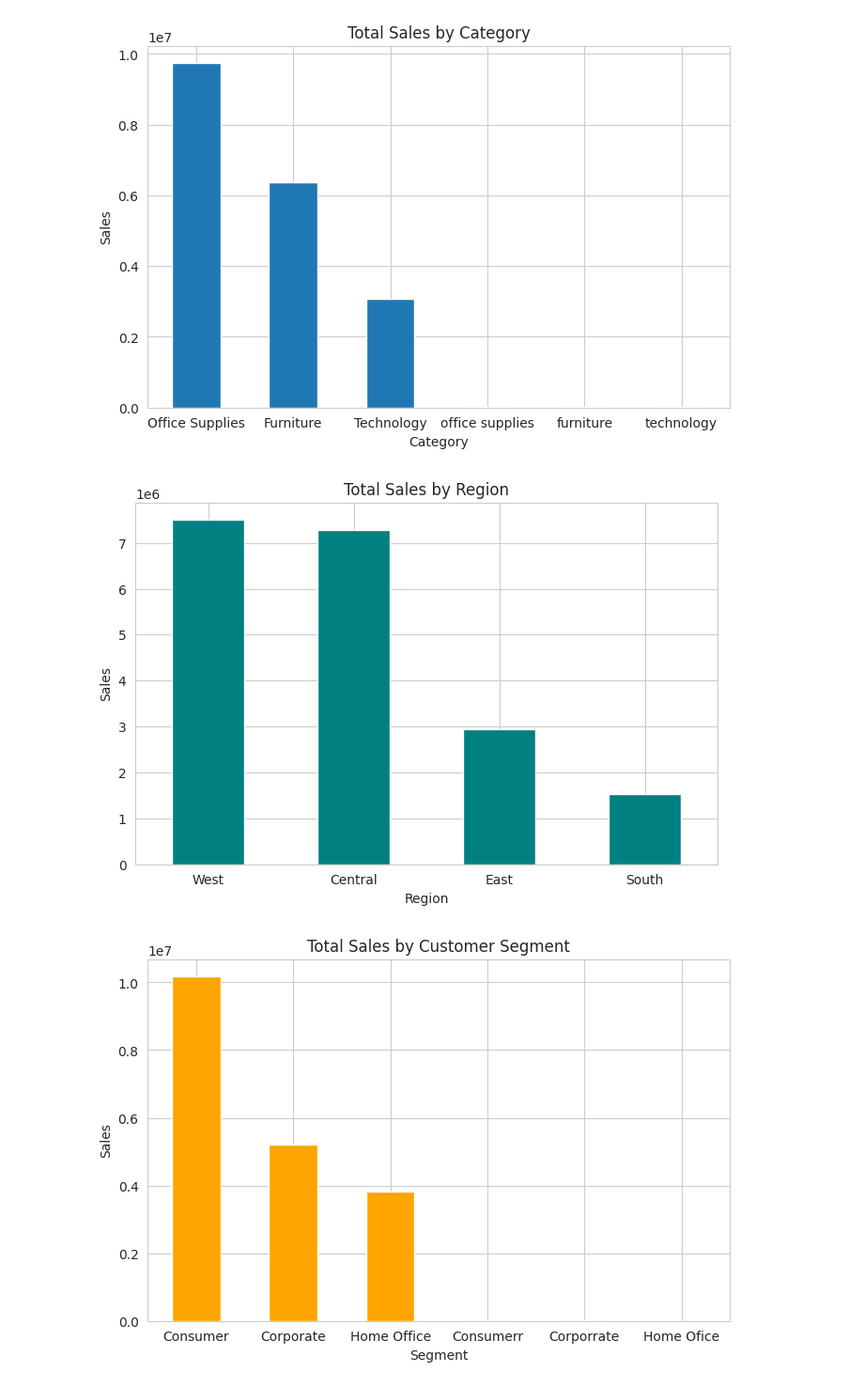
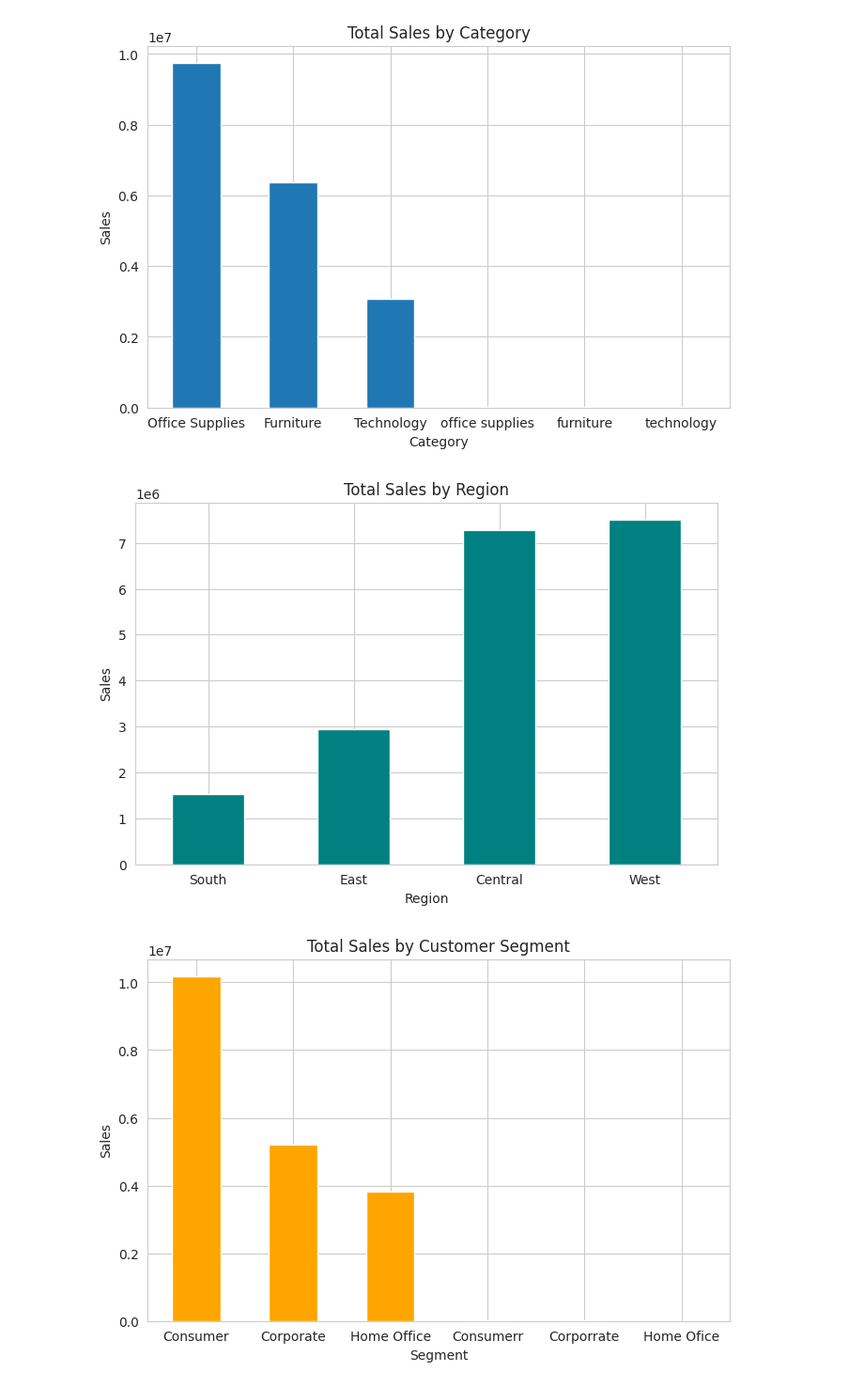
Before and after one commit to ABDELHAFIDaz/DataStore360, a Jupyter notebook: notebooks/EDA.ipynb, the cells around one changed output. Shown at 94% size. Drawn from its saved outputs; the diff is of its cells as text; code cells hidden in the pictures.

```diff
--- a/notebooks/EDA.ipynb
+++ b/notebooks/EDA.ipynb
@@ -169,16 +167,16 @@ plt.show()
 # %% [output]
 [figure]
 # %%
-region_sales = df.groupby("Region")["Sales"].sum().sort_values(ascending=False)
+region_sales = df.groupby("Region")["Sales"].sum().sort_values()
 
 plt.figure(figsize=(8, 5))
 region_sales.plot(kind="bar", color="teal")
 plt.title("Total Sales by Region")
 plt.ylabel("Sales")
 plt.xticks(rotation=0)
 plt.show()
 # %% [output]
-[figure, old version]
+[figure, new version]
 # %%
 segment_sales = df.groupby("Segment")["Sales"].sum().sort_values(ascending=False)
 
```
Also changed, not shown: parts of 4 cells of this notebook, 3 other files.
